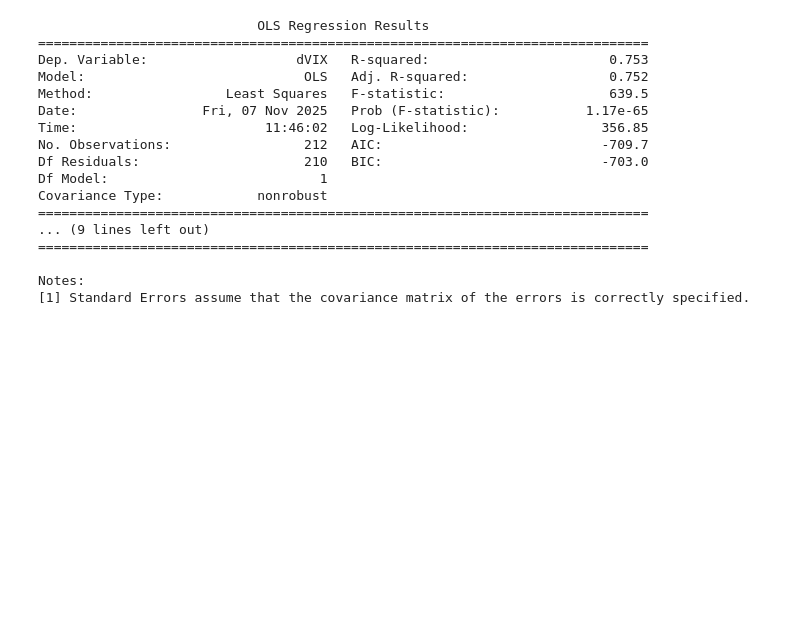
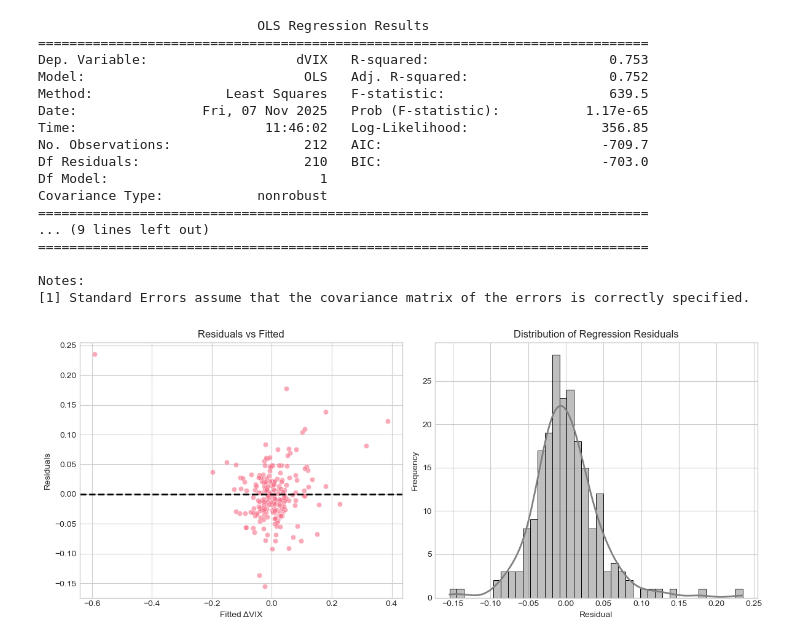
Before and after one commit to ahmer-cpu/vix-project, a Jupyter notebook: notebooks/04_analysis.ipynb, the cells around one changed output. Cells and saved outputs as stored; diff of their text form; code cells hidden in the pictures; blank space fills up the shorter version.

Commit message:
Add analyis  notebook and figures

```diff
--- a/notebooks/04_analysis.ipynb
+++ b/notebooks/04_analysis.ipynb
@@ -76,3 +76,22 @@ Covariance Type:            nonrobust
 
 Notes:
 [1] Standard Errors assume that the covariance matrix of the errors is correctly specified.
+# %%
+fig, ax = plt.subplots(1,2, figsize=(12,5))
+
+# residual vs fitted
+sns.scatterplot(x=model.fittedvalues, y=model.resid, ax=ax[0], alpha=0.6)
+ax[0].axhline(0, color="black", linestyle="--")
+ax[0].set_title("Residuals vs Fitted")
+ax[0].set_xlabel("Fitted ΔVIX"); ax[0].set_ylabel("Residuals")
+
+# histogram of residuals
+sns.histplot(model.resid, bins=40, kde=True, ax=ax[1], color="gray")
+ax[1].set_title("Distribution of Regression Residuals")
+ax[1].set_xlabel("Residual"); ax[1].set_ylabel("Frequency")
+
+plt.tight_layout()
+plt.savefig("../reports/figures/vix_spx_regression_diagnostics.png", dpi=300, bbox_inches="tight")
+plt.show()
+# %% [output]
+[figure, added]
```
Also changed, not shown: 1 other file.
